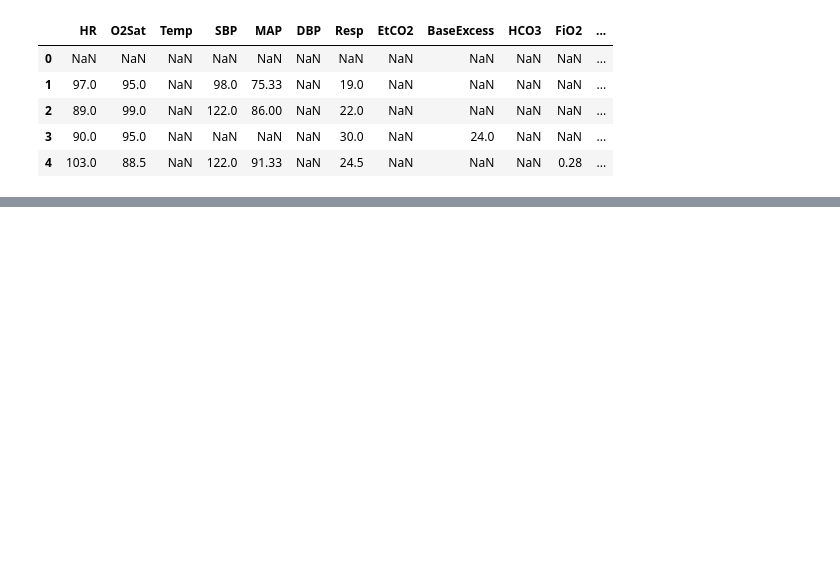
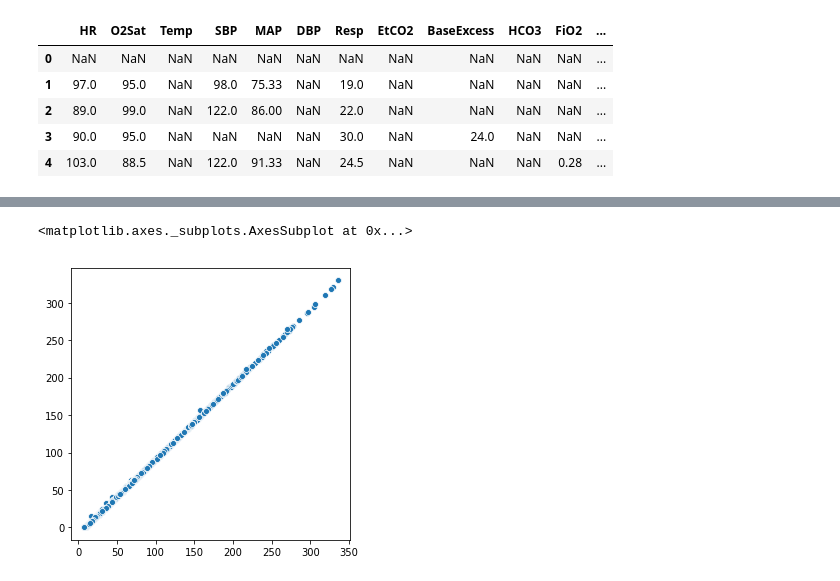
Before and after one commit to bejugamvarun/sepsisPrediction, a Jupyter notebook: EDA.ipynb, the cells around one changed output, grey strips where cells are left out. Saved outputs shown, nothing was run; the diff lists cells and outputs as text; code cells hidden in the pictures; blank space fills up the shorter version.

```diff
--- a/EDA.ipynb
+++ b/EDA.ipynb
@@ -25,0 +116,5 @@ train['Patient_id'].count()
+# %%
+sns.scatterplot(tot_time, sepsis_time)
+# %% [output]
+<matplotlib.axes._subplots.AxesSubplot at 0x...>
+[figure, added]
```
Also changed, not shown: parts of 17 cells of this notebook, 1 other file.
